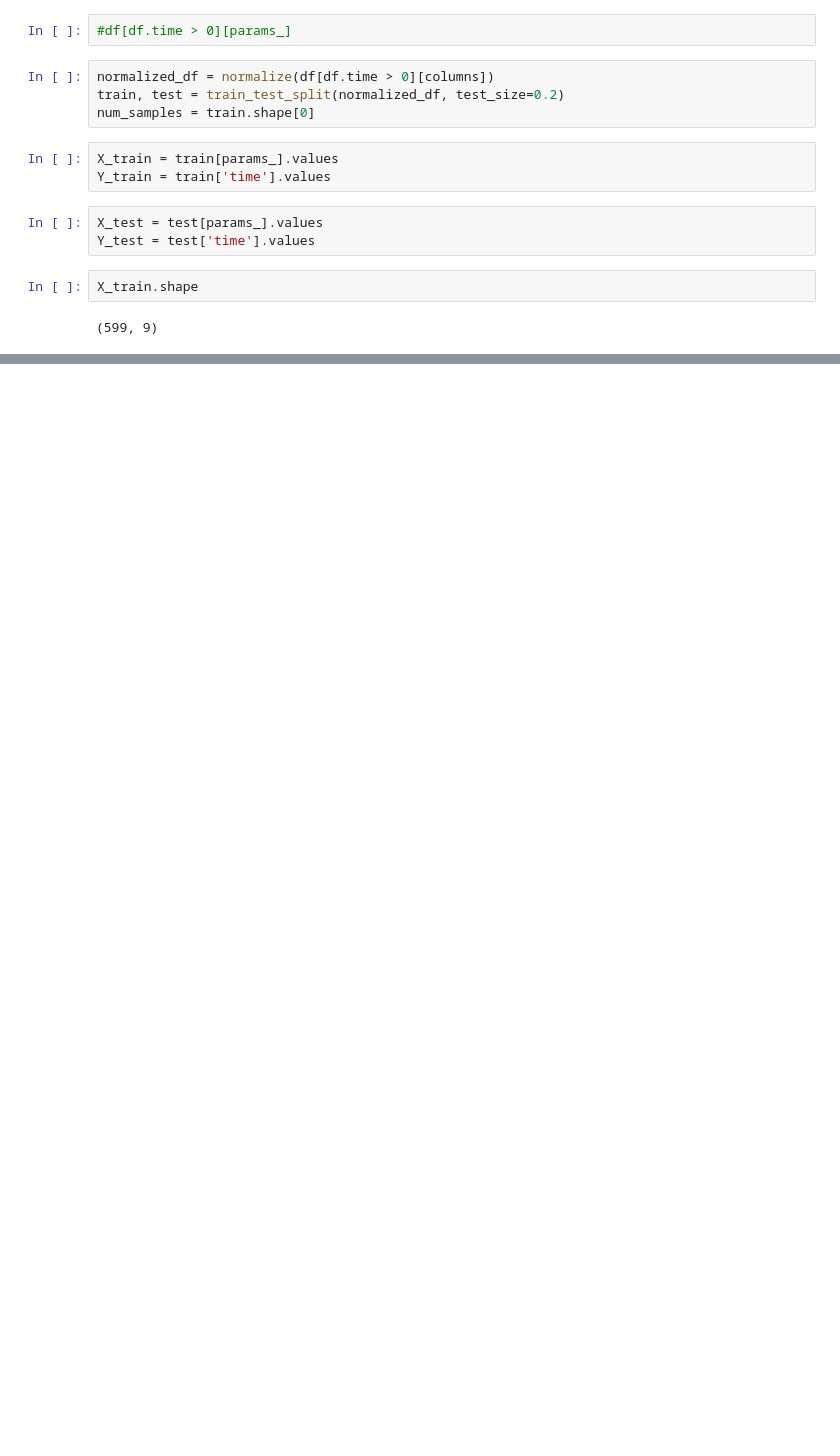
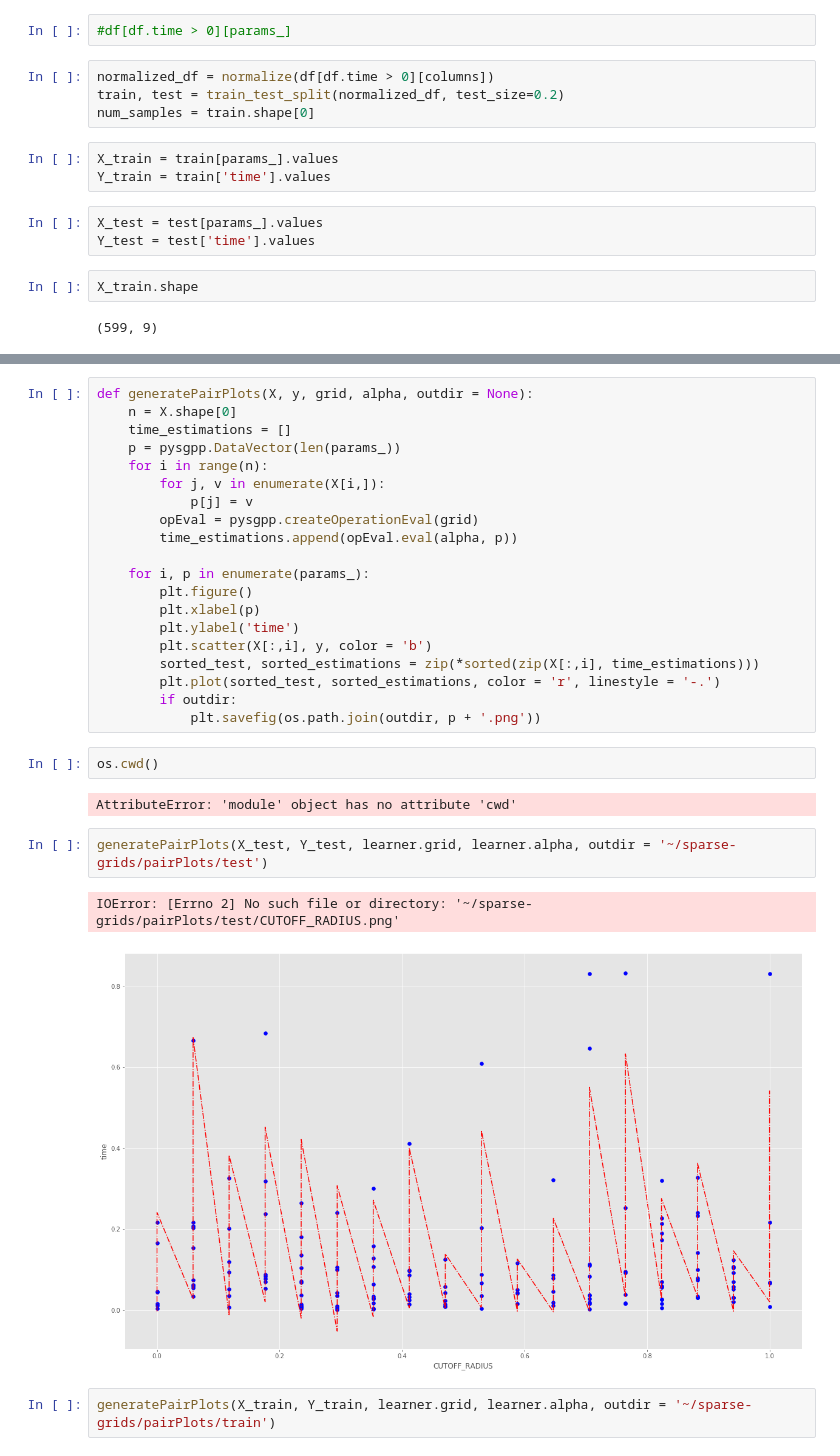
Before and after one commit to sebastienfrautier/sparse_grids, a Jupyter notebook: working_nb.ipynb, the cells around one changed output, grey strips where cells are left out. Drawn from its saved outputs; the diff is of its cells as text; blank space fills up the shorter version.

Commit message:
generate pairplots to visualize multi dim regression

```diff
--- a/working_nb.ipynb
+++ b/working_nb.ipynb
@@ -138 +137,32 @@ RMSerror: 0.004375
 --------------------------------------------
+# %%
+def generatePairPlots(X, y, grid, alpha, outdir = None):
+    n = X.shape[0]
+    time_estimations = []
+    p = pysgpp.DataVector(len(params_))
+    for i in range(n):
+        for j, v in enumerate(X[i,]):
+            p[j] = v
+        opEval = pysgpp.createOperationEval(grid)
+        time_estimations.append(opEval.eval(alpha, p))
+
+    for i, p in enumerate(params_):
+        plt.figure()
+        plt.xlabel(p)
+        plt.ylabel('time')
+        plt.scatter(X[:,i], y, color = 'b')
+        sorted_test, sorted_estimations = zip(*sorted(zip(X[:,i], time_estimations)))
+        plt.plot(sorted_test, sorted_estimations, color = 'r', linestyle = '-.')
+        if outdir:
+            plt.savefig(os.path.join(outdir, p + '.png'))
+# %%
+os.cwd()
+# %% [output]
+AttributeError: 'module' object has no attribute 'cwd'
+# %%
+generatePairPlots(X_test, Y_test, learner.grid, learner.alpha, outdir = '~/sparse-grids/pairPlots/test')
+# %% [output]
+IOError: [Errno 2] No such file or directory: '~/sparse-grids/pairPlots/test/CUTOFF_RADIUS.png'
+[figure, added]
+# %%
+generatePairPlots(X_train, Y_train, learner.grid, learner.alpha, outdir = '~/sparse-grids/pairPlots/train')
```
Also changed, not shown: parts of 2 cells of this notebook, 16 other files.
